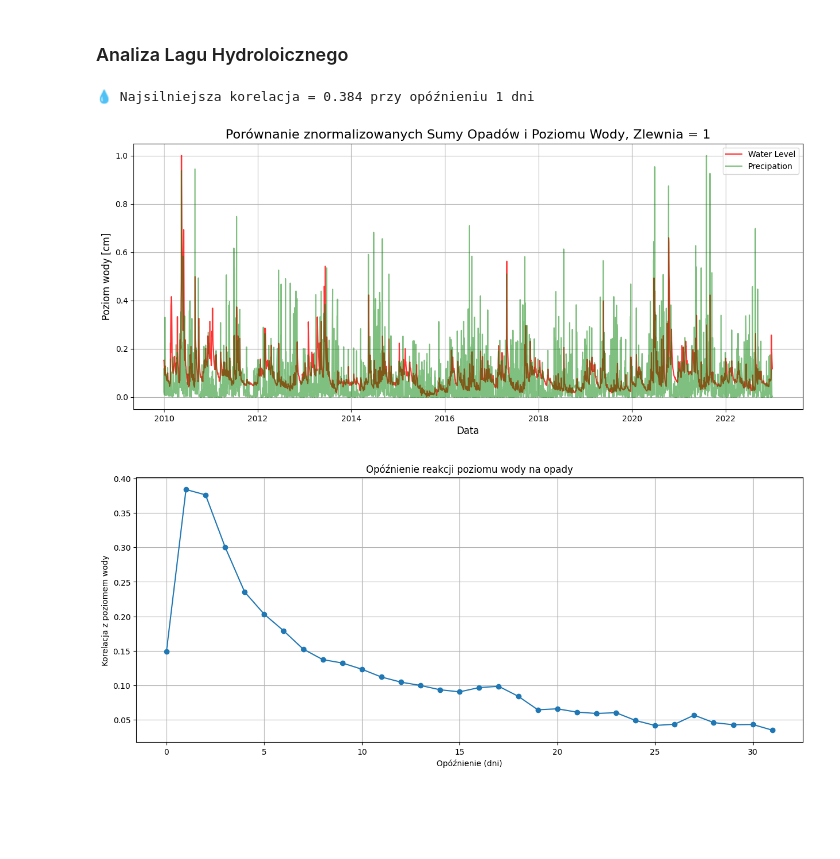
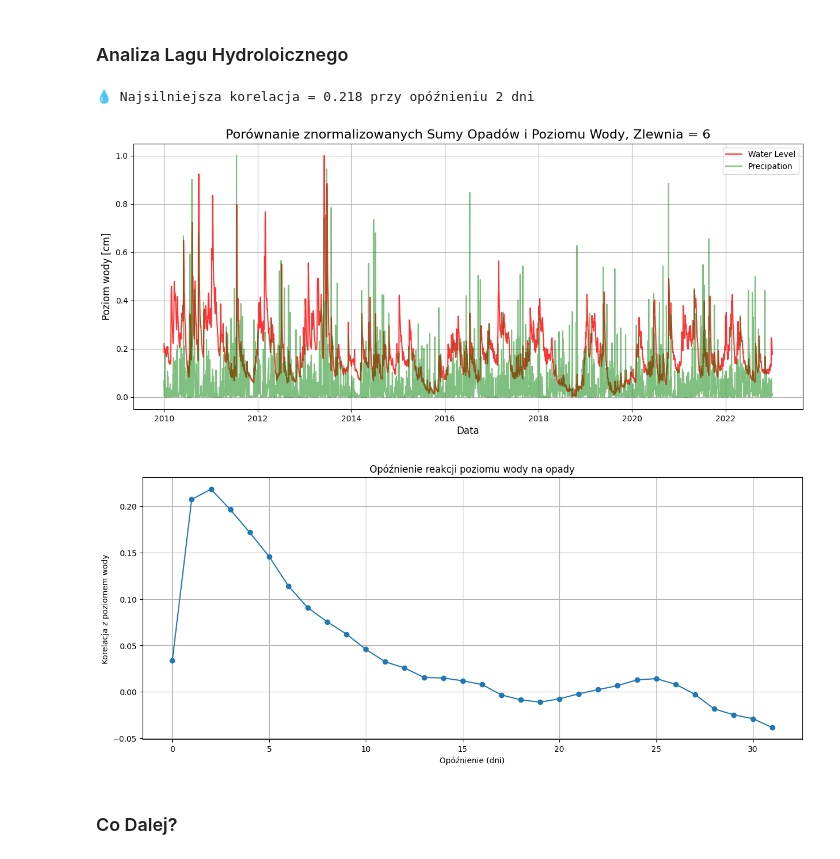
Before and after one commit to eo-agh/daes-project-2425-alt, a Jupyter notebook: notebooks/Tymek_Analiza.ipynb, the cells around one changed output. Drawn from its saved outputs; the diff is of its cells as text; code cells hidden in the pictures; blank space fills up the shorter version.

```diff
--- a/notebooks/Tymek_Analiza.ipynb
+++ b/notebooks/Tymek_Analiza.ipynb
@@ -58,5 +42,5 @@ plot_zlewnia_stat(zlewnie, woj, agg_hydro, 'Water Level_mean', 'Tytuł')
 # %%
-id = 15
+id = 6
 wl_series2 = hydro[hydro["Zlewnia ID"] == id].groupby("Calendar Date")["Water Level"].mean()
 wl_series2 = wl_series2.reset_index()
 # %%
@@ -133,8 +117,6 @@ plt.show()
 # %% [markdown]
 ### Analiza Lagu Hydroloicznego
 # %%
-id = 1
-
 wl_series2 = hydro[hydro["Zlewnia ID"] == id].groupby("Calendar Date")["Water Level"].mean().reset_index()
 opad_series = meteo[meteo["Zlewnia ID"] == id].groupby("Calendar Date")["Daily Precip Sum"].mean().reset_index()
 scaler = MinMaxScaler()
@@ -152,33 +134,35 @@ correlations = []
 # 3. Oblicz korelacje opóźnionych serii
 for lag in range(0, max_lag + 1):
     shifted_precip = merged["Daily Precip Sum"].shift(lag)
     corr = shifted_precip.corr(merged["Water Level"])
     correlations.append((lag, corr))
 
 # 4. Znajdź najlepszy lag
 best_lag, best_corr = max(correlations, key=lambda x: abs(x[1]))
 
 print(f"💧 Najsilniejsza korelacja = {best_corr:.3f} przy opóźnieniu {best_lag} dni")
 
 plt.figure(figsize=(15, 6))
 plt.plot(wl_series2["Calendar Date"],wl_series2["Normalized Water Level"],color='red',label="Water Level",alpha=0.8)
 plt.plot(opad_series["Calendar Date"],opad_series["Normalized Daily Precip Sum"],color='green',label="Precipation",alpha=0.5)
 plt.title(f'Porównanie znormalizowanych Sumy Opadów i Poziomu Wody, Zlewnia = {id}', fontsize=16)
 plt.xlabel('Data', fontsize=12)
 plt.ylabel('Poziom wody [cm]', fontsize=12)
 plt.grid(True)
 plt.legend()
 
 # 5. Wykres korelacji
 plt.figure(figsize=(15, 6))
 lags, corr_vals = zip(*correlations)
 plt.plot(lags, corr_vals, marker='o')
 plt.xlabel("Opóźnienie (dni)")
 plt.ylabel("Korelacja z poziomem wody")
 plt.title("Opóźnienie reakcji poziomu wody na opady")
 plt.grid(True)
 plt.show()
 # %% [output]
-💧 Najsilniejsza korelacja = 0.384 przy opóźnieniu 1 dni
+💧 Najsilniejsza korelacja = 0.218 przy opóźnieniu 2 dni
-[figure, old version]
+[figure, new version]
-[figure, old version]
+[figure, new version]
+# %% [markdown]
+### Co Dalej?
```
Also changed, not shown: parts of 9 cells of this notebook, 1 other file.
